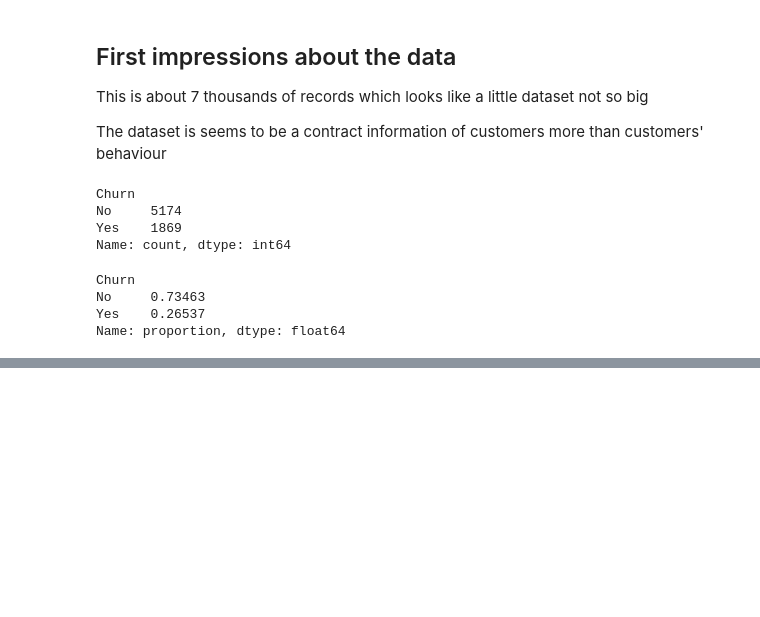
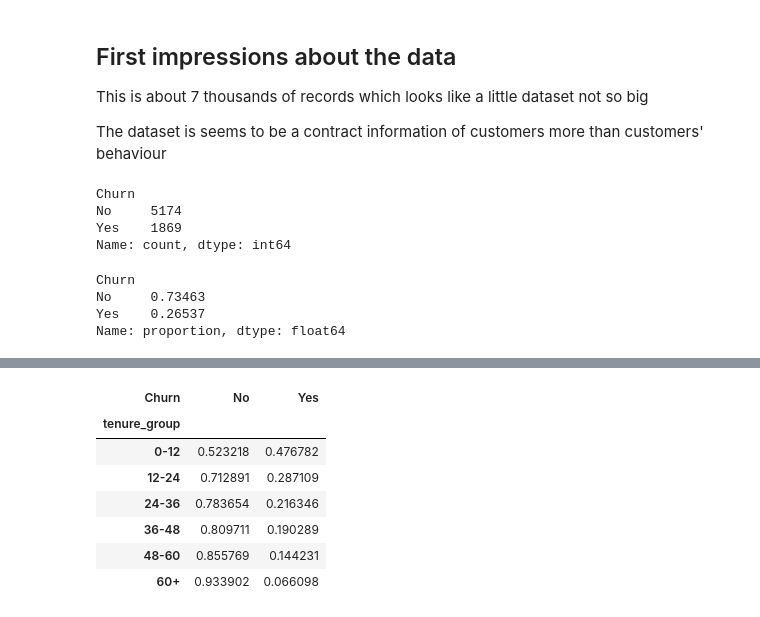
Before and after one commit to mehrdad1992/ai-product-journey, a Jupyter notebook: notebooks/1-data-preparation.ipynb, the cells around one changed output, grey strips where cells are left out. Saved outputs shown, nothing was run; the diff lists cells and outputs as text; code cells hidden in the pictures; blank space fills up the shorter version.

```diff
--- a/notebooks/1-data-preparation.ipynb
+++ b/notebooks/1-data-preparation.ipynb
@@ -83,0 +99,17 @@ Name: proportion, dtype: float64
+# %%
+churn_by_tenure = (
+    df.groupby('tenure_group')['Churn']
+    .value_counts(normalize=True)
+    .unstack()
+)
+
+churn_by_tenure
+# %% [output]
+| Churn | No | Yes |
+| tenure_group |  |  |
+| 0-12 | 0.523218 | 0.476782 |
+| 12-24 | 0.712891 | 0.287109 |
+| 24-36 | 0.783654 | 0.216346 |
+| 36-48 | 0.809711 | 0.190289 |
+| 48-60 | 0.855769 | 0.144231 |
+| 60+ | 0.933902 | 0.066098 |
```
Also changed, not shown: parts of 3 cells of this notebook.
